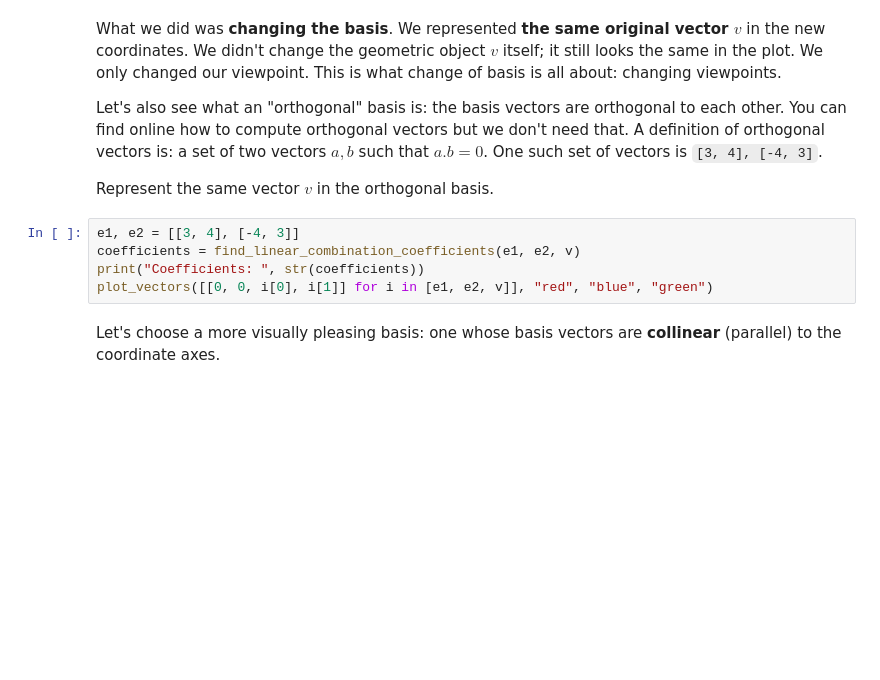
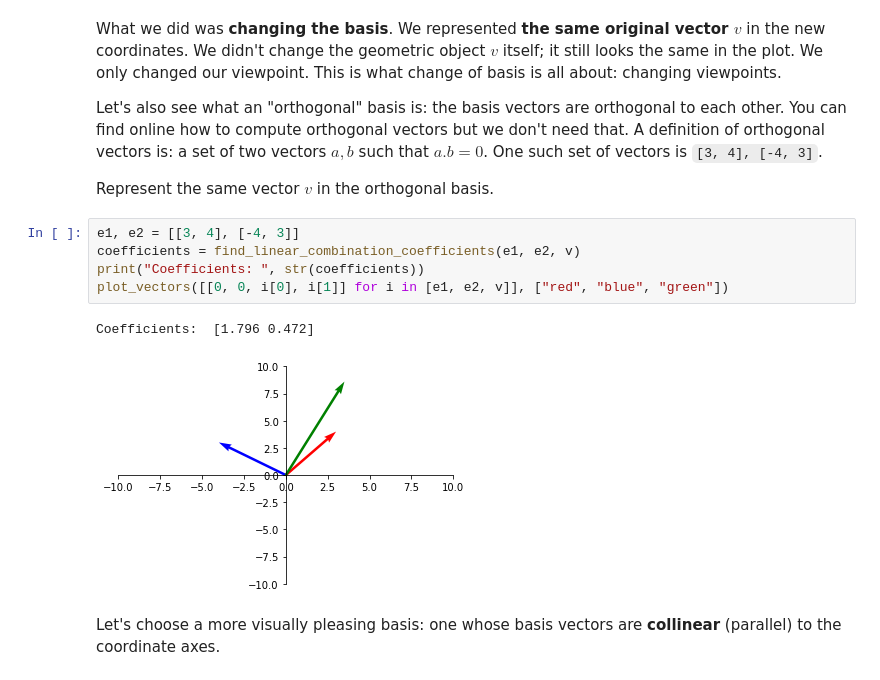
Before and after one commit to StanDimitroff/Math-Concepts, a Jupyter notebook: Linear-Algebra/Linear Algebra Exercise.ipynb, the cells around one changed output. Drawn from its saved outputs; the diff is of its cells as text; blank space fills up the shorter version.

```diff
--- a/Linear-Algebra/Linear Algebra Exercise.ipynb
+++ b/Linear-Algebra/Linear Algebra Exercise.ipynb
@@ -91,8 +103,11 @@ Represent the same vector $v$ in the orthogonal basis.
 # %%
 e1, e2 = [[3, 4], [-4, 3]]
 coefficients = find_linear_combination_coefficients(e1, e2, v)
 print("Coefficients: ", str(coefficients))
-plot_vectors([[0, 0, i[0], i[1]] for i in [e1, e2, v]], "red", "blue", "green")
+plot_vectors([[0, 0, i[0], i[1]] for i in [e1, e2, v]], ["red", "blue", "green"])
+# %% [output]
+Coefficients:  [1.796 0.472]
+[figure, added]
 # %% [markdown]
 Let's choose a more visually pleasing basis: one whose basis vectors are **collinear** (parallel) to the coordinate axes.
 # %%
```
Also changed, not shown: parts of 31 cells of this notebook, 1 other file.
